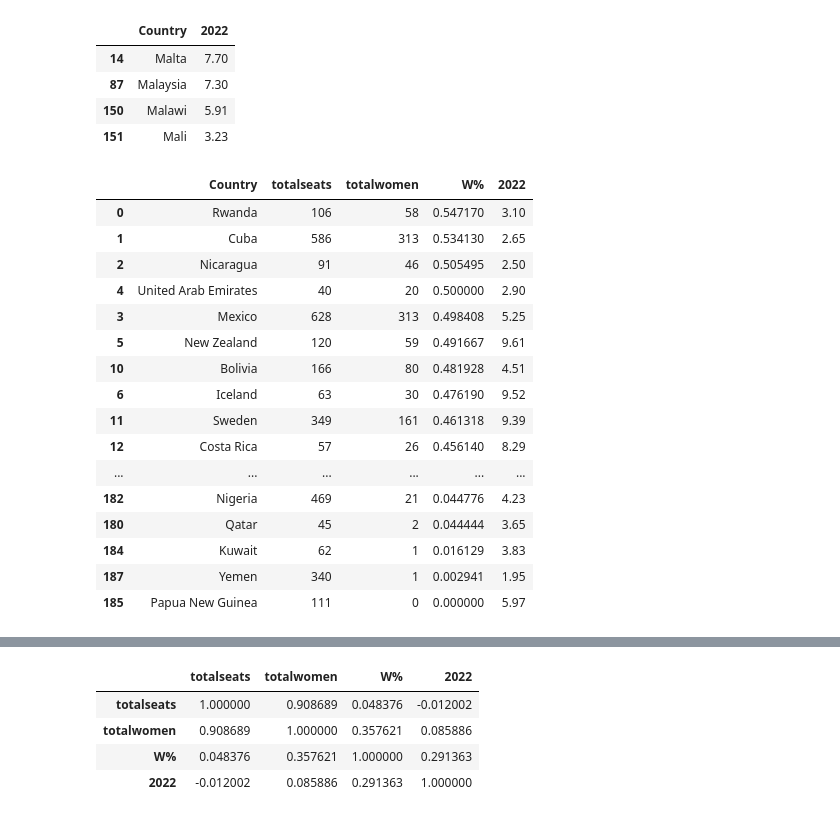
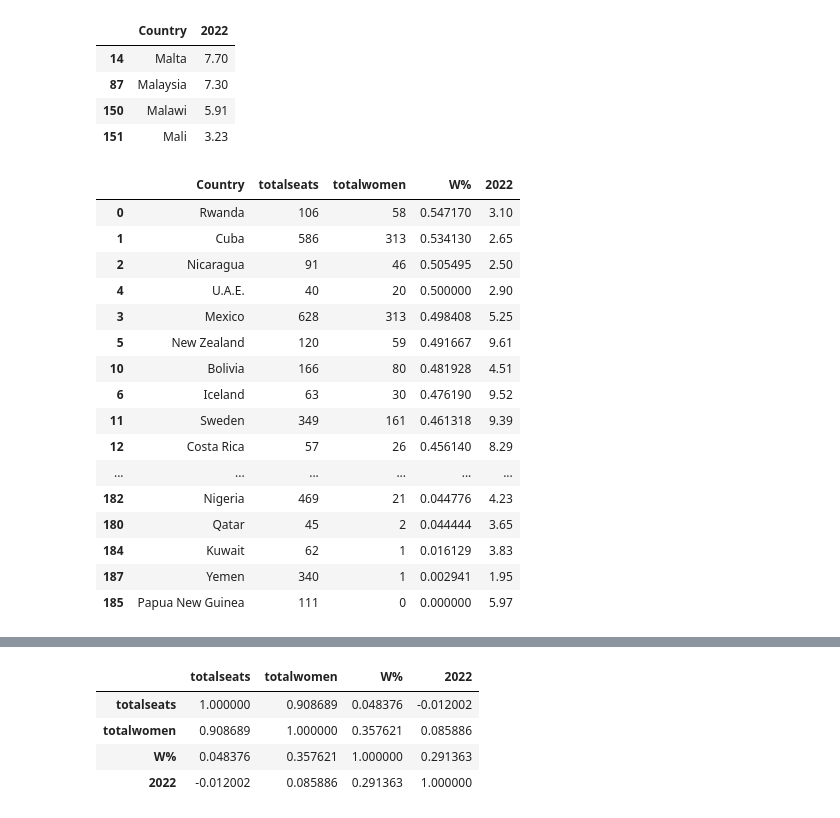
Before and after one commit to samroska/women-in-gov, a Jupyter notebook: srussel_visualizations.ipynb, the cells around one changed output, grey strips where cells are left out. Cells and saved outputs as stored; diff of their text form; code cells hidden in the pictures.

```diff
--- a/srussel_visualizations.ipynb
+++ b/srussel_visualizations.ipynb
@@ -209,26 +209,28 @@ countries_scores.loc[countries_scores['Country'].str.contains('Mal')]
 # %%
 #select data for graphing and creating total columns
 plot_data2 = jan_22_data[['Country', 'totalseats', 'totalwomen']]
 
 plot_data2 =plot_data2[plot_data2['totalseats'] > 0]
 plot_data2['W%'] = plot_data2['totalwomen'] /plot_data2['totalseats']
 
 plot_data2['Country'] = plot_data2['Country'].replace("United States of America", "United States")
 plot_data2['Country'] = plot_data2['Country'].replace("Bolivia (Plurinational State of)", "Bolivia")
 
 plot_data2 = plot_data2.merge(countries_scores, on='Country', how='left')
 plot_data2 = plot_data2.dropna(subset=["2022"])
 
+plot_data2['Country'] = plot_data2['Country'].replace("United Arab Emirates", "U.A.E.")
+
 full_data = plot_data2.copy()
 plot_data2 = plot_data2.sort_values("W%", ascending=False).iloc[np.r_[0:10, 64,-11:-1],:]
 
 plot_data2
 # %% [output]
 |  | Country | totalseats | totalwomen | W% | 2022 |
 | 0 | Rwanda | 106 | 58 | 0.547170 | 3.10 |
 | 1 | Cuba | 586 | 313 | 0.534130 | 2.65 |
 | 2 | Nicaragua | 91 | 46 | 0.505495 | 2.50 |
-| 4 | United Arab Emirates | 40 | 20 | 0.500000 | 2.90 |
+| 4 | U.A.E. | 40 | 20 | 0.500000 | 2.90 |
 | 3 | Mexico | 628 | 313 | 0.498408 | 5.25 |
 | 5 | New Zealand | 120 | 59 | 0.491667 | 9.61 |
 | 10 | Bolivia | 166 | 80 | 0.481928 | 4.51 |
```
Also changed, not shown: parts of 2 cells of this notebook.
